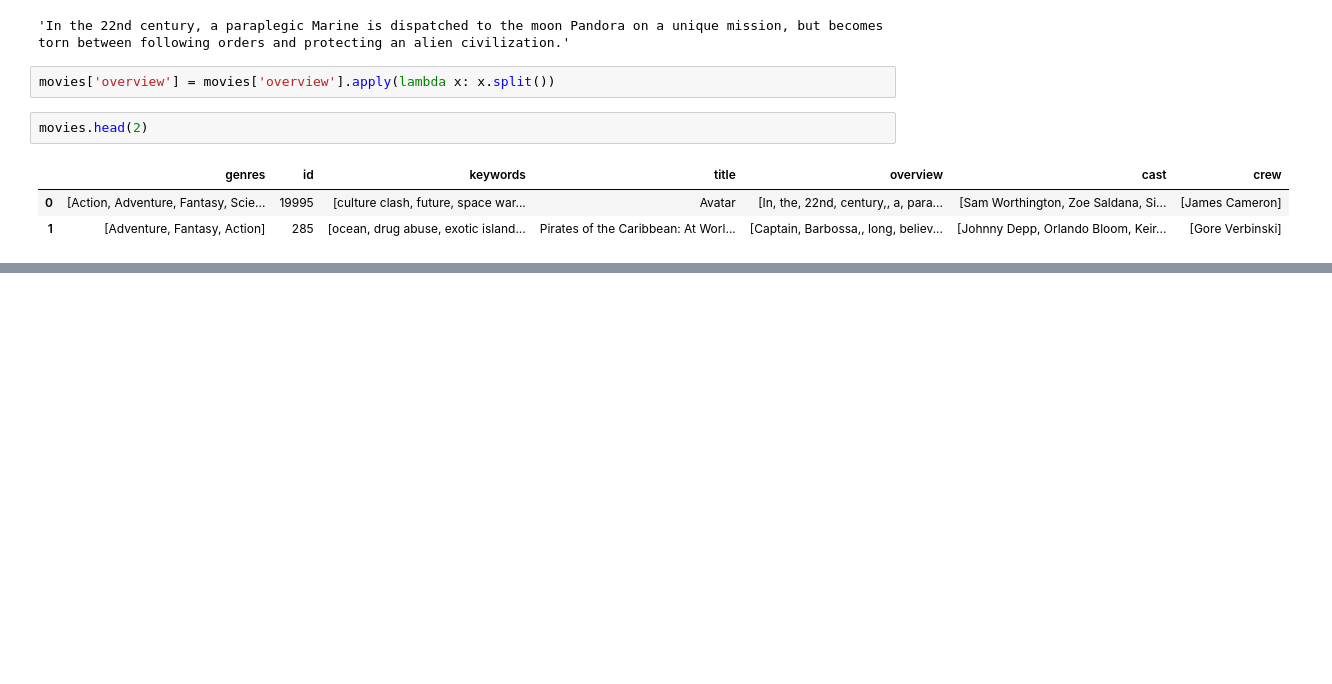
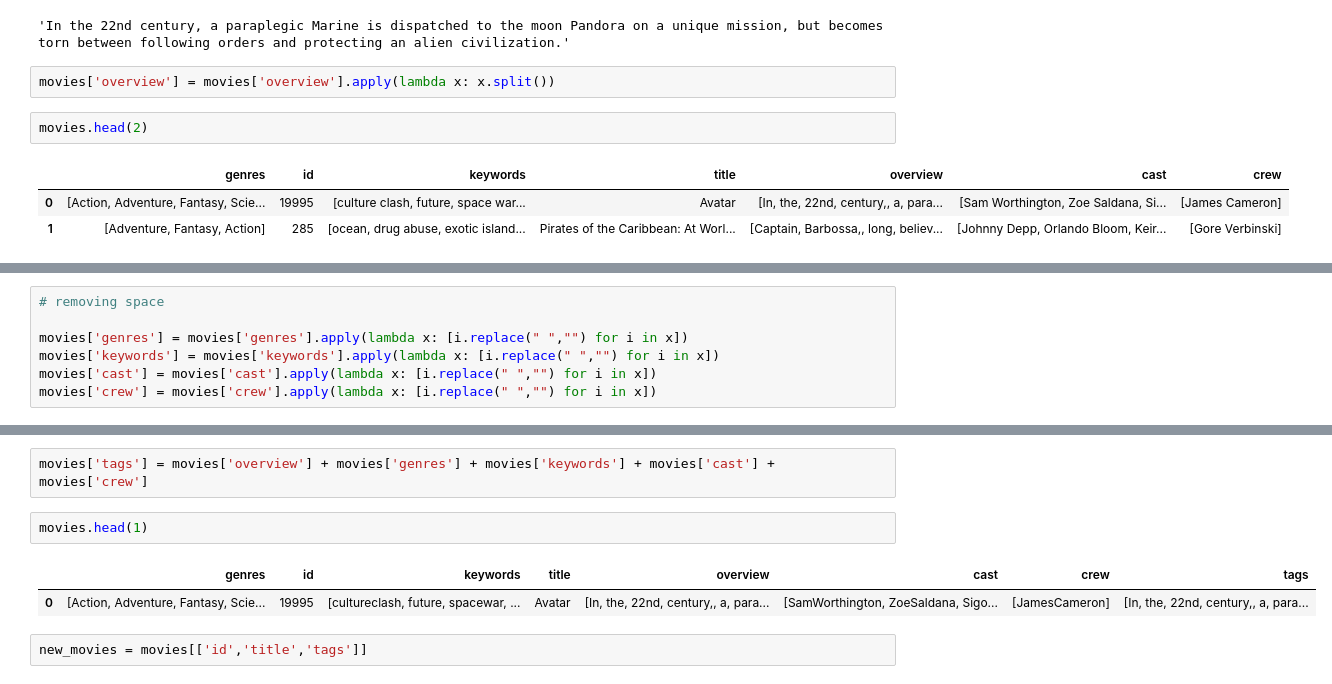
Before and after one commit to RaffiRahman/movie_recommender_system_machine_learning_project, a Jupyter notebook: movie_recommender_system.ipynb, the cells around one changed output, grey strips where cells are left out. Cells and saved outputs as stored; diff of their text form; blank space fills up the shorter version.

```diff
--- a/movie_recommender_system.ipynb
+++ b/movie_recommender_system.ipynb
@@ -218,0 +202,7 @@ dtype: object
+# %%
+# removing space
+
+movies['genres'] = movies['genres'].apply(lambda x: [i.replace(" ","") for i in x])
+movies['keywords'] = movies['keywords'].apply(lambda x: [i.replace(" ","") for i in x])
+movies['cast'] = movies['cast'].apply(lambda x: [i.replace(" ","") for i in x])
+movies['crew'] = movies['crew'].apply(lambda x: [i.replace(" ","") for i in x])
@@ -218,0 +218,9 @@ dtype: object
+# %%
+movies['tags'] = movies['overview'] + movies['genres'] + movies['keywords'] + movies['cast'] + movies['crew']
+# %%
+movies.head(1)
+# %% [output]
+|  | genres | id | keywords | title | overview | cast | crew | tags |
+| 0 | [Action, Adventure, Fantasy, Scie... | 19995 | [cultureclash, future, spacewar, ... | Avatar | [In, the, 22nd, century,, a, para... | [SamWorthington, ZoeSaldana, Sigo... | [JamesCameron] | [In, the, 22nd, century,, a, para... |
+# %%
+new_movies = movies[['id','title','tags']]
```
Also changed, not shown: parts of 19 cells of this notebook.
